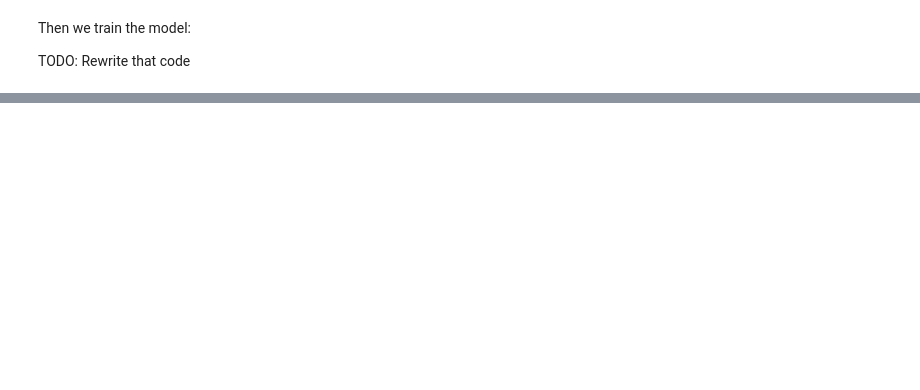
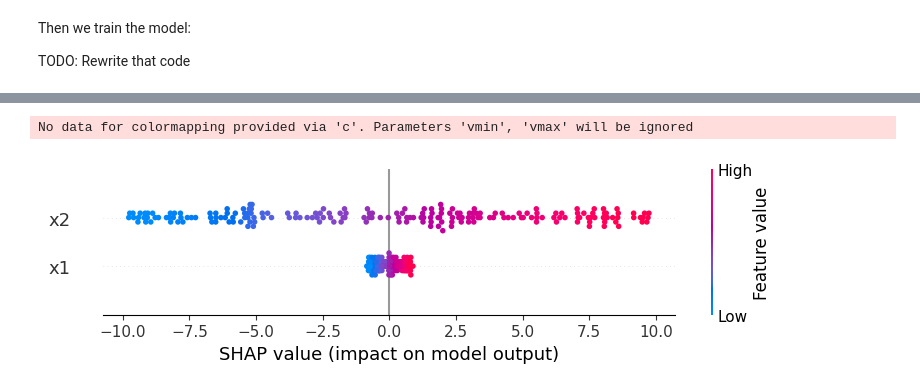
Before and after one commit to christophM/shap-book, a Jupyter notebook: manuscript/interpretation.ipynb, the cells around one changed output, grey strips where cells are left out. Drawn from its saved outputs; the diff is of its cells as text; code cells hidden in the pictures; blank space fills up the shorter version.

```diff
--- a/manuscript/interpretation.ipynb
+++ b/manuscript/interpretation.ipynb
@@ -129,0 +318,37 @@ fig,ax = shap.partial_dependence_plot(
+# %%
+import numpy as np
+import pandas as pd
+from sklearn.ensemble import RandomForestRegressor
+from sklearn.model_selection import train_test_split
+
+n = 1000
+
+# Create a new dataframe with two columns, x1 and x2
+df = pd.DataFrame({'x1': np.random.uniform(-1, 1, n),
+                   'x2': np.random.uniform(-10, 10, n)})
+
+# Compute the target variable y
+df['y'] = df.x1 + df.x2
+
+# Split the data into training and test sets
+X_train, X_test, y_train, y_test = train_test_split(
+    df[['x1', 'x2']], df.y, test_size=0.2, random_state=42
+)
+
+# Train a random forest regression model
+rf_model = RandomForestRegressor(n_estimators=100, random_state=42)
+rf_model.fit(X_train, y_train)
+
+# Make predictions on the test set
+predictions = rf_model.predict(X_test)
+
+# Explain the predictions with shapley values
+import shap
+explainer = shap.TreeExplainer(rf_model)
+shap_values = explainer.shap_values(X_test)
+
+# Visualize the shapley values
+shap.summary_plot(shap_values, X_test)
+# %% [output]
+No data for colormapping provided via 'c'. Parameters 'vmin', 'vmax' will be ignored
+[figure, added]
```
Also changed, not shown: parts of 38 cells of this notebook, 6 other files.
